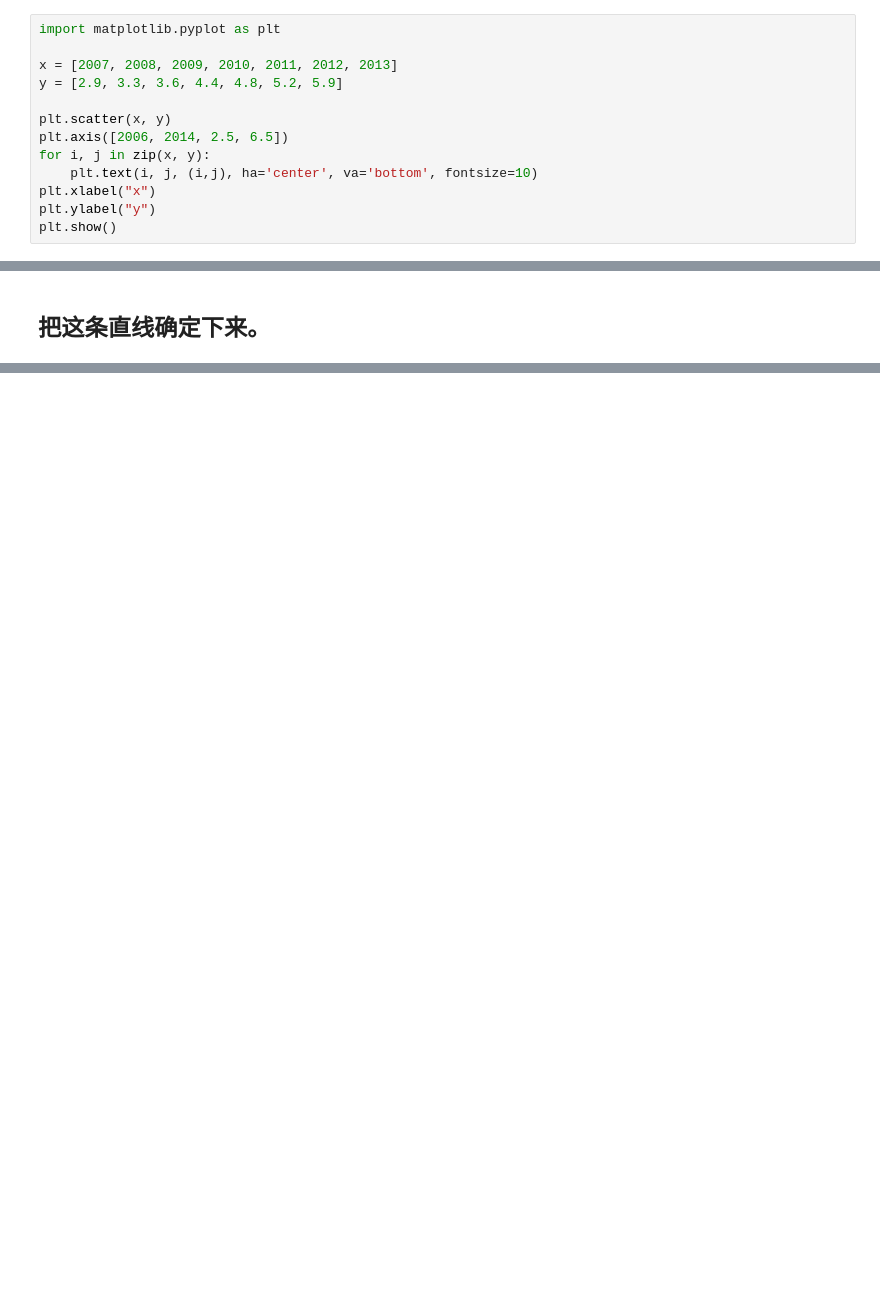
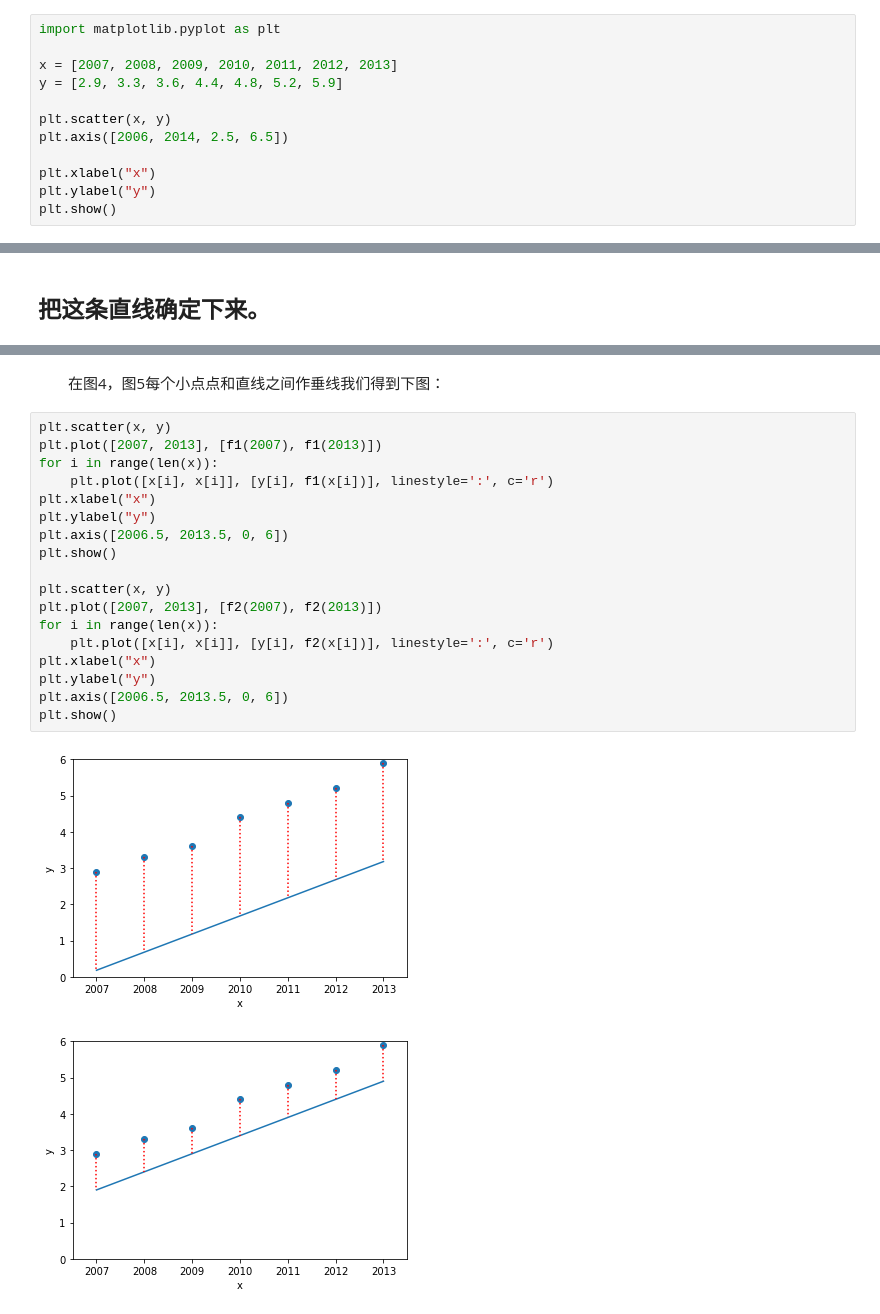
Before and after one commit to Chunngai/notes, a Jupyter notebook: machine learning/linear regression/linear regression.ipynb, the cells around one changed output, grey strips where cells are left out. Saved outputs shown, nothing was run; the diff lists cells and outputs as text; blank space fills up the shorter version.

```diff
--- a/machine learning/linear regression/linear regression.ipynb
+++ b/machine learning/linear regression/linear regression.ipynb
@@ -29,8 +43,7 @@ y = [2.9, 3.3, 3.6, 4.4, 4.8, 5.2, 5.9]
 
 plt.scatter(x, y)
 plt.axis([2006, 2014, 2.5, 6.5])
-for i, j in zip(x, y):
-    plt.text(i, j, (i,j), ha='center', va='bottom', fontsize=10)
+
 plt.xlabel("x")
 plt.ylabel("y")
 plt.show()
@@ -144,0 +158,23 @@ plt.show()
+# %% [markdown]
+&emsp;&emsp;在图4，图5每个小点点和直线之间作垂线我们得到下图：
+# %%
+plt.scatter(x, y)
+plt.plot([2007, 2013], [f1(2007), f1(2013)])
+for i in range(len(x)):
+    plt.plot([x[i], x[i]], [y[i], f1(x[i])], linestyle=':', c='r')
+plt.xlabel("x")
+plt.ylabel("y")
+plt.axis([2006.5, 2013.5, 0, 6])
+plt.show()
+
+plt.scatter(x, y)
+plt.plot([2007, 2013], [f2(2007), f2(2013)])
+for i in range(len(x)):
+    plt.plot([x[i], x[i]], [y[i], f2(x[i])], linestyle=':', c='r')
+plt.xlabel("x")
+plt.ylabel("y")
+plt.axis([2006.5, 2013.5, 0, 6])
+plt.show()
+# %% [output]
+[figure, added]
+[figure, added]
```
Also changed, not shown: parts of 72 cells of this notebook, 9 other files.
